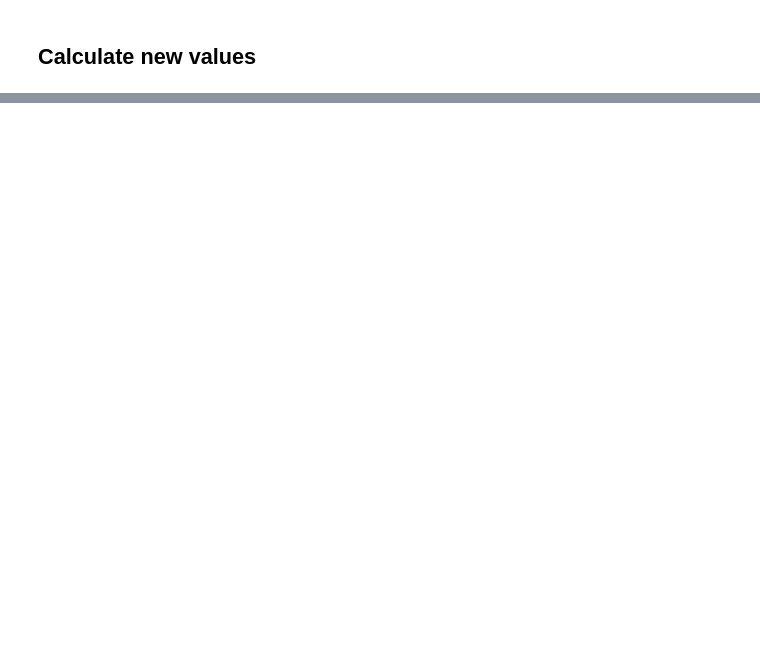
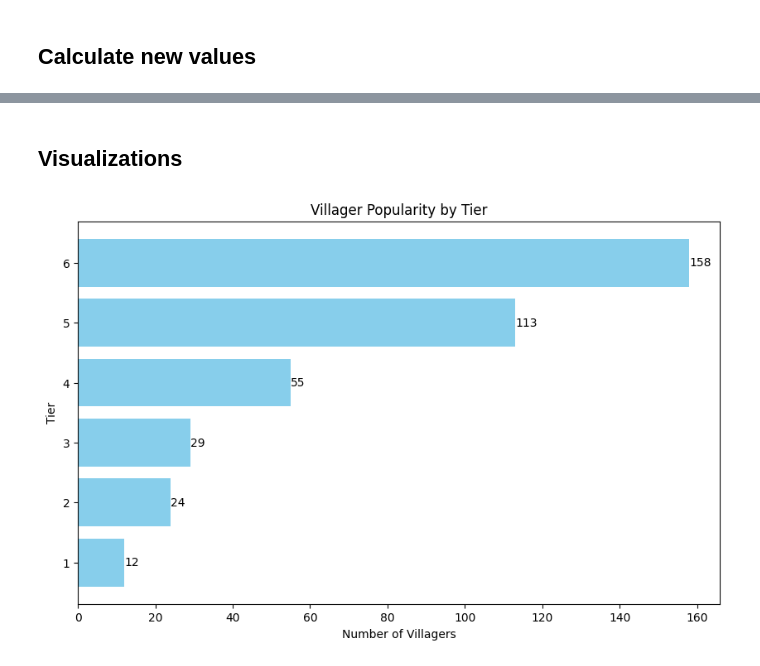
Before and after one commit to slee502/AnimalCrossing_Villager_Popularity, a Jupyter notebook: Villager_Popularity_Analysis.ipynb, the cells around one changed output, grey strips where cells are left out. Drawn from its saved outputs; the diff is of its cells as text; code cells hidden in the pictures; blank space fills up the shorter version.

```diff
--- a/Villager_Popularity_Analysis.ipynb
+++ b/Villager_Popularity_Analysis.ipynb
@@ -387,0 +429,4 @@ memory usage: 64.1+ KB
+# %%
+# move the 'Overall_Ranking' column to the second column
+final_merged_df.insert(2, 'Overall_Ranking', final_merged_df.pop('Overall_Ranking'))
+final_merged_df
@@ -387,0 +816,14 @@ memory usage: 64.1+ KB
+# %%
+# Define the categories based on the most common words
+categories = [word[0] for word in most_common_words]
+
+# Create a new column for each category and check if the request contains the category word
+for category in categories:
+    final_merged_df[category] = final_merged_df['Request'].apply(lambda x: category in str(x).lower())
+
+# Calculate the average popularity for each category
+category_popularity = {}
+for category in categories:
+    category_popularity[category] = final_merged_df.loc[final_merged_df[category], 'Overall_Ranking'].mean()
+
+category_popularity
@@ -387,0 +883,28 @@ memory usage: 64.1+ KB
+# %% [markdown]
+## Visualizations
+# %%
+# The purpose of this plot is to visualize the distribution of villagers across different popularity tiers.
+# By doing this, we can get a sense of which tiers have the most villagers and which have the least.
+# This can help us understand the general popularity of the villagers.
+
+# Count the number of villagers in each tier
+tier_counts = final_merged_df['Tier'].value_counts()
+
+# Create a horizontal bar graph
+plt.figure(figsize=(10,6))
+bars = plt.barh(tier_counts.index, tier_counts.values, color='skyblue')
+
+# Add labels and title
+plt.xlabel('Number of Villagers')
+plt.ylabel('Tier')
+plt.title('Villager Popularity by Tier')
+
+# Display the counts on the bars
+for bar in bars:
+    plt.text(bar.get_width(), bar.get_y() + bar.get_height()/2,
+             f'{bar.get_width()}', va='center')
+
+# Display the plot
+plt.show()
+# %% [output]
+[figure, added]
```
Also changed, not shown: parts of 59 cells of this notebook.
